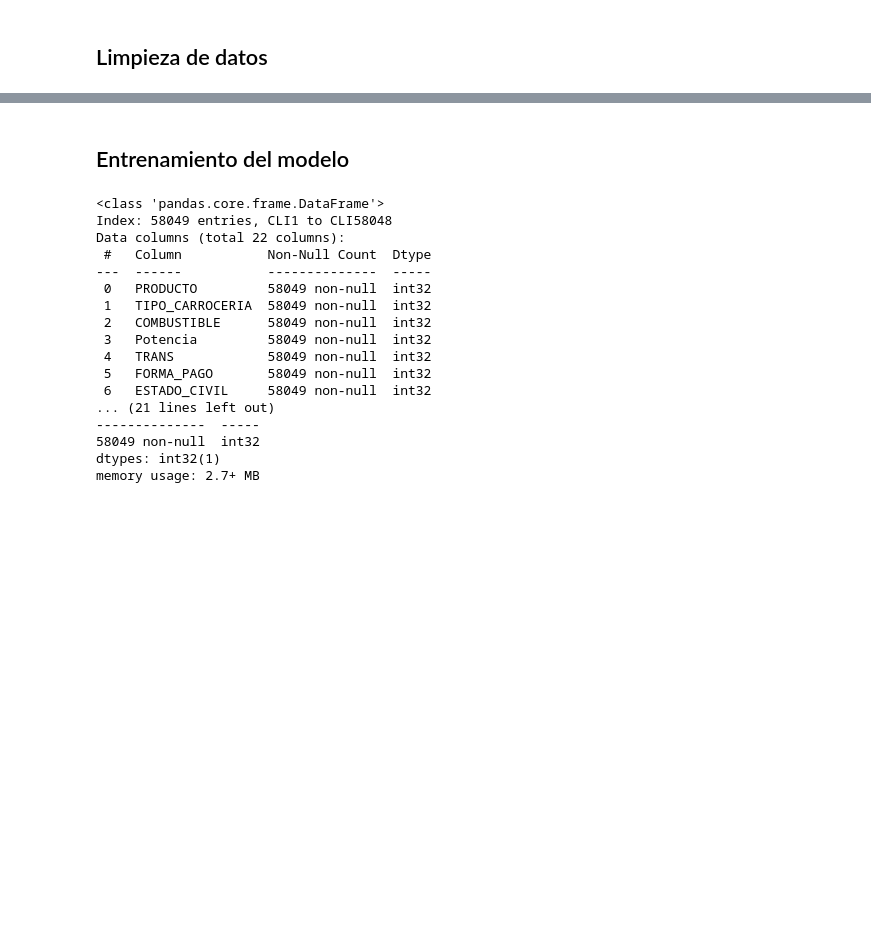
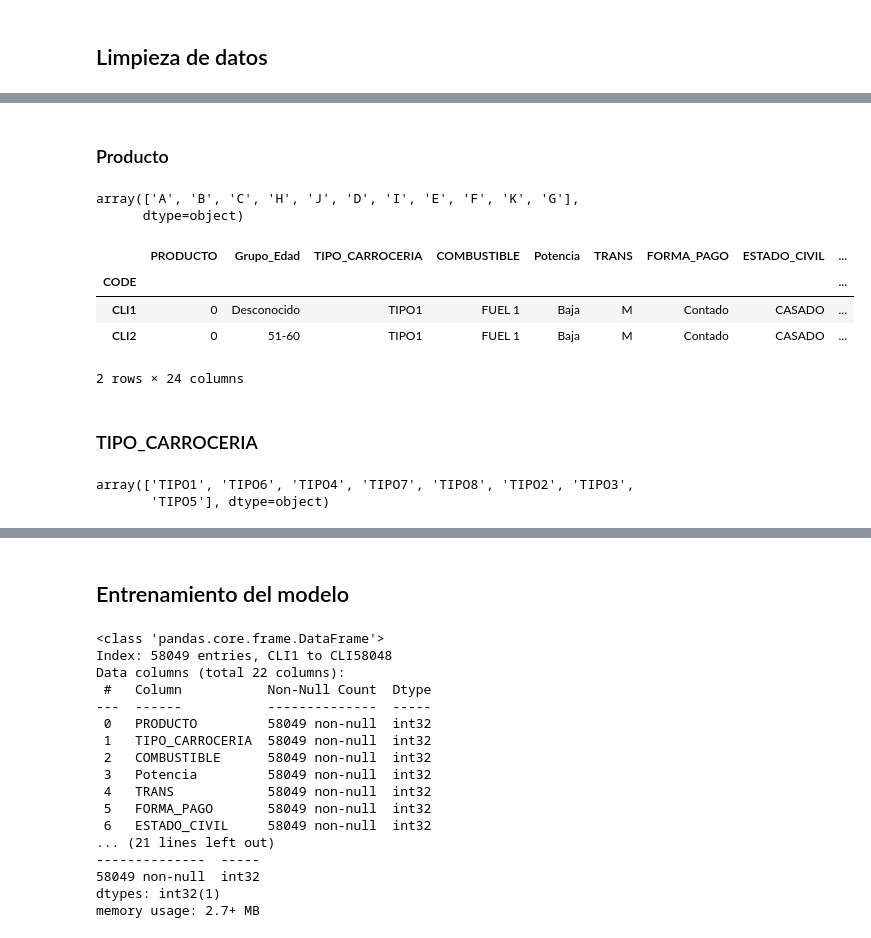
Before and after one commit to Jacobo24/Proyectos_IA, a Jupyter notebook: IA_PROPENSITY_TRAIN.ipynb, the cells around one changed output, grey strips where cells are left out. Drawn from its saved outputs; the diff is of its cells as text; code cells hidden in the pictures; blank space fills up the shorter version.

```diff
--- a/IA_PROPENSITY_TRAIN.ipynb
+++ b/IA_PROPENSITY_TRAIN.ipynb
@@ -198,0 +231,9 @@ plt.show()
+# %%
+# Rellenar valores nulos con 'Desconocido'
+df['ESTADO_CIVIL'] = df['ESTADO_CIVIL'].fillna('Desconocido')
+df['GENERO'] = df['GENERO'].fillna('Desconocido')
+df['Zona_Renta'] = df['Zona_Renta'].fillna('Desconocido')
+df['Averia_grave'] = df['Averia_grave'].fillna('Desconocido')
+# %%
+df['Grupo_Edad'] = df['Grupo_Edad'].cat.add_categories(['Desconocido'])
+df['Grupo_Edad'] = df['Grupo_Edad'].fillna('Desconocido')
@@ -198,0 +261,30 @@ plt.show()
+# %% [markdown]
+### Producto
+# %%
+df['PRODUCTO'].unique()
+# %% [output]
+array(['A', 'B', 'C', 'H', 'J', 'D', 'I', 'E', 'F', 'K', 'G'],
+      dtype=object)
+# %%
+label_encoder = LabelEncoder()
+df['PRODUCTO'] = label_encoder.fit_transform(df['PRODUCTO'])
+# %%
+columns = df.columns.tolist()
+index = columns.index('PRODUCTO')
+columns.insert(index + 1, columns.pop())
+df = df[columns]
+# %%
+df.head(2)
+# %% [output]
+|  | PRODUCTO | Grupo_Edad | TIPO_CARROCERIA | COMBUSTIBLE | Potencia | TRANS | FORMA_PAGO | ESTADO_CIVIL | ... |
+| CODE |  |  |  |  |  |  |  |  | ... |
+| CLI1 | 0 | Desconocido | TIPO1 | FUEL 1 | Baja | M | Contado | CASADO | ... |
+| CLI2 | 0 | 51-60 | TIPO1 | FUEL 1 | Baja | M | Contado | CASADO | ... |
+2 rows × 24 columns
+# %% [markdown]
+### TIPO_CARROCERIA
+# %%
+df['TIPO_CARROCERIA'].unique()
+# %% [output]
+array(['TIPO1', 'TIPO6', 'TIPO4', 'TIPO7', 'TIPO8', 'TIPO2', 'TIPO3',
+       'TIPO5'], dtype=object)
```
Also changed, not shown: parts of 21 cells of this notebook.
